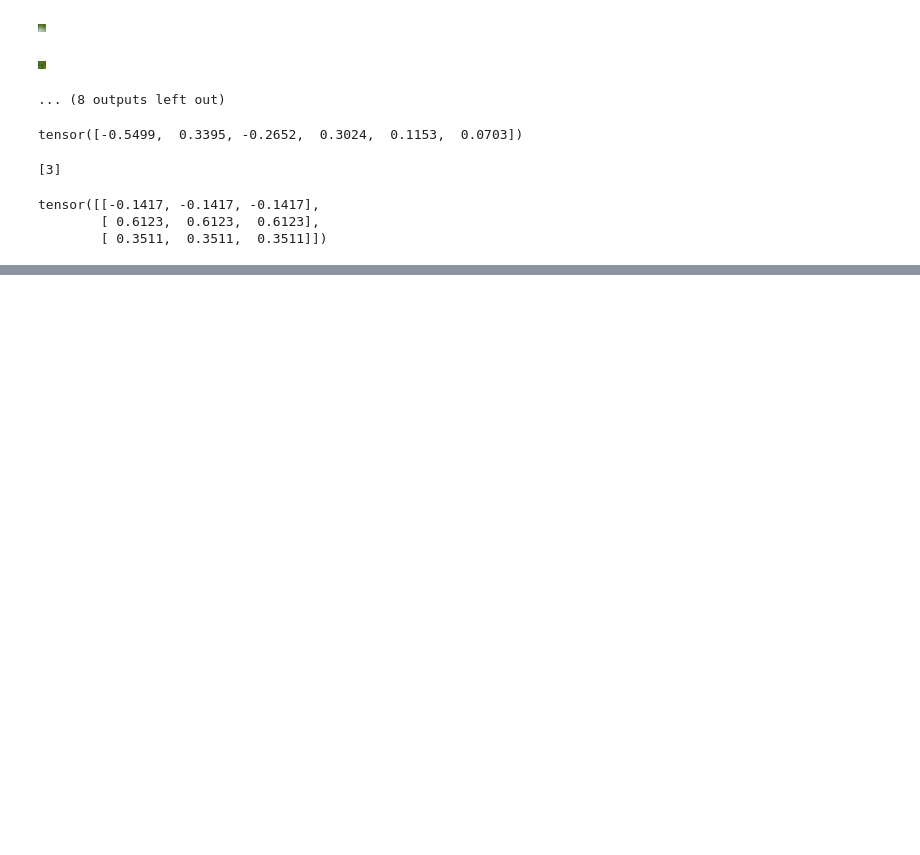
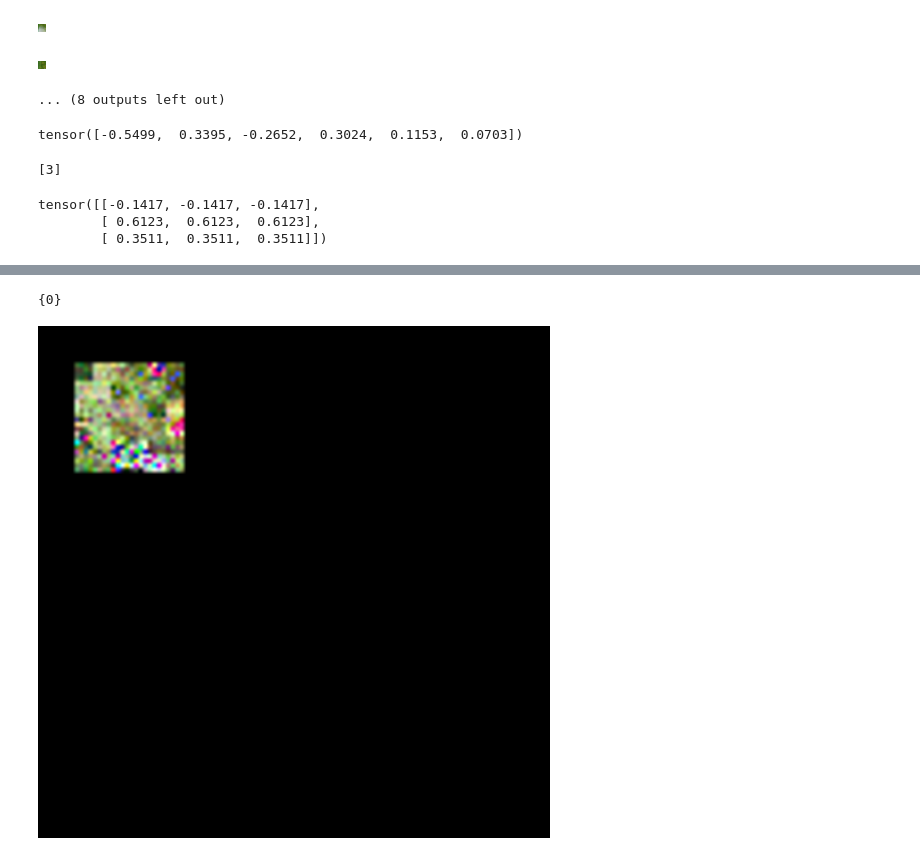
Before and after one commit to J0nasSeng/federated-spn, a Jupyter notebook: src/federated-einsum/test.ipynb, the cells around one changed output, grey strips where cells are left out. Cells and saved outputs as stored; diff of their text form; code cells hidden in the pictures; blank space fills up the shorter version.

```diff
--- a/src/federated-einsum/test.ipynb
+++ b/src/federated-einsum/test.ipynb
@@ -315,0 +362,45 @@ t
+# %%
+def embed_patch_in_img(img, patch, i, j):
+    """
+        img shape = [1, 3, h, w]
+        patch shape = [1, 3, 8, 8]
+        (i, j) = patch index
+    """
+    i_start, i_end = i*patch.shape[-1], (i+1)*patch.shape[-1]
+    j_start, j_end = j*patch.shape[-1], (j+1)*patch.shape[-1]
+    img[0, :, i_start:i_end, j_start:j_end] = patch
+    return img
+# %%
+# sample from trained SPN
+device = torch.device('cuda:0')
+sqrt_num_patches = 5
+patch_ids = [[i, j] for i in range(1, sqrt_num_patches-1) for j in range(1, sqrt_num_patches-1)]
+einet = init_spn(device)
+sample_arr = []
+x_, y_ = next(iter(loader))
+x_, y_ = x_.to(device), y_.to(device)
+x_in, y_in = x_[0].unsqueeze(0), y_[0]
+last_s = None
+img = torch.zeros(1, 3, 112, 112).to(device)
+for i, j in patch_ids:
+    param_nn = torch.load(f'./models/model_{i}_{j}')
+    param_nn = param_nn.to(device)
+    einet.param_nn = param_nn
+    if True:
+        s = einet.sample(x_in, y_in, i, j)
+        s = s.reshape(1, 8, 8, 3).permute(0, 3, 1, 2)
+        img = embed_patch_in_img(img, s, i, j)
+    else:
+        s = einet.sample(img, y_in, i, j)
+        s = s.reshape(1, 8, 8, 3).permute(0, 3, 1, 2)
+        img = embed_patch_in_img(img, s, i, j)
+# %% [output]
+{0}
+# %%
+simg = img[0].permute(1, 2, 0).cpu().numpy()
+simg = simg * 255
+pil_simg = Image.fromarray(simg.astype(np.uint8))
+pil_simg = pil_simg.resize((512, 512))
+pil_simg.show()
+# %% [output]
+[figure, added]
```
Also changed, not shown: parts of 14 cells of this notebook, 12 other files.
